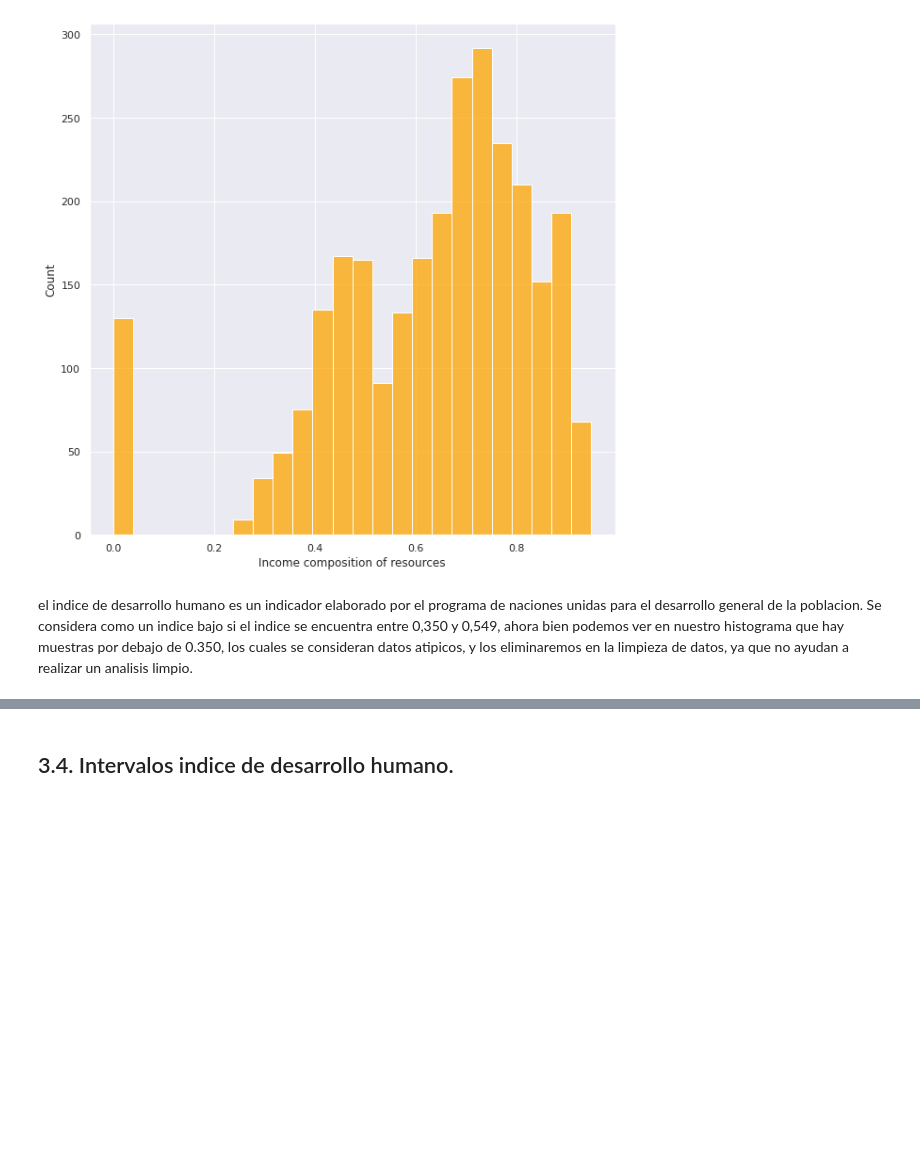
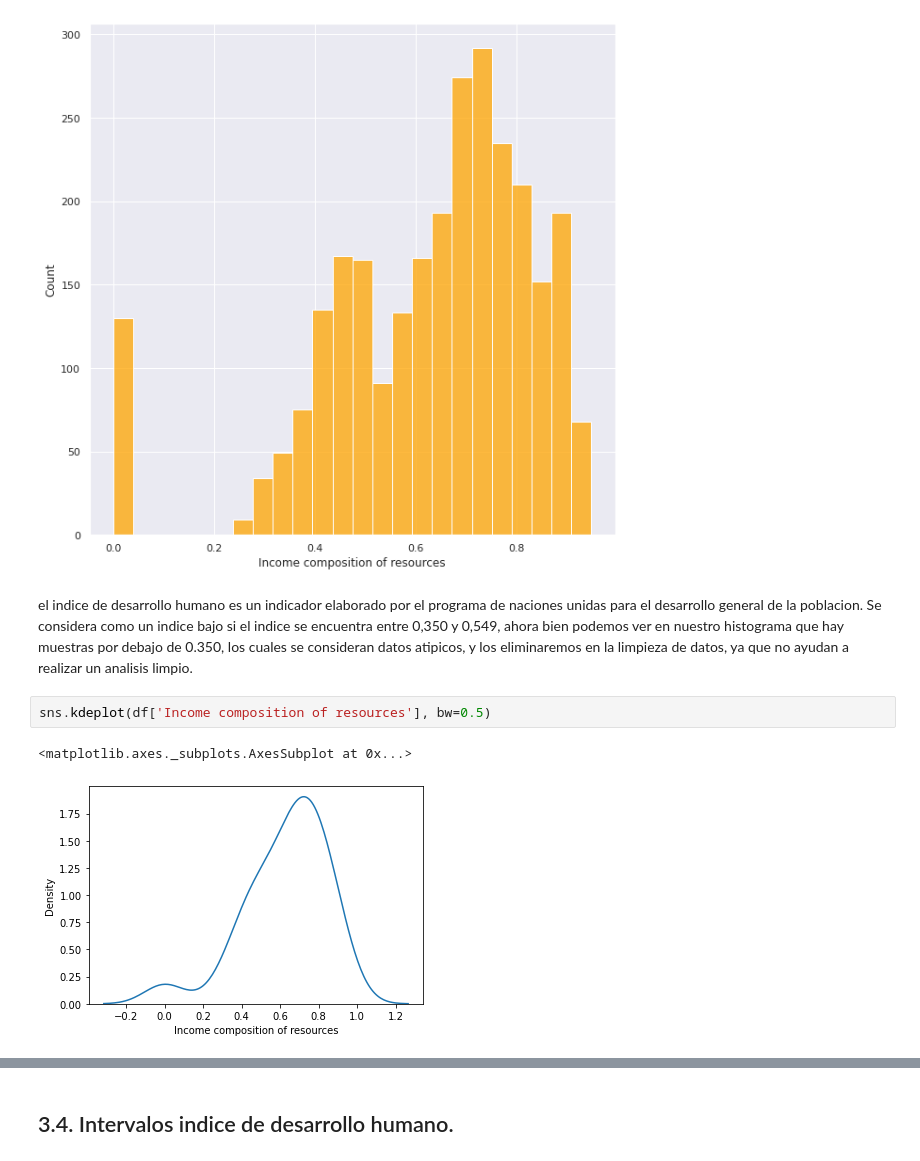
Before and after one commit to julianmoreno1123/Analitica-de-datos, a Jupyter notebook: Proyecto.ipynb, the cells around one changed output, grey strips where cells are left out. Cells and saved outputs as stored; diff of their text form; blank space fills up the shorter version.

```diff
--- a/Proyecto.ipynb
+++ b/Proyecto.ipynb
@@ -355,3 +353,8 @@ sns.histplot(df['Income composition of resources'],color='orange')
 [figure]
 # %% [markdown]
 el indice de desarrollo humano es un indicador  elaborado por el programa de naciones unidas para el desarrollo general de la poblacion. Se considera como un indice bajo si el indice se encuentra entre 0,350 y 0,549, ahora bien podemos ver en nuestro histograma que hay muestras por debajo de 0.350, los cuales se consideran datos atipicos, y los eliminaremos en la limpieza de datos, ya que no ayudan a realizar un analisis limpio.
+# %%
+sns.kdeplot(df['Income composition of resources'], bw=0.5)
+# %% [output]
+<matplotlib.axes._subplots.AxesSubplot at 0x...>
+[figure, added]
```
Also changed, not shown: parts of 6 cells of this notebook.
